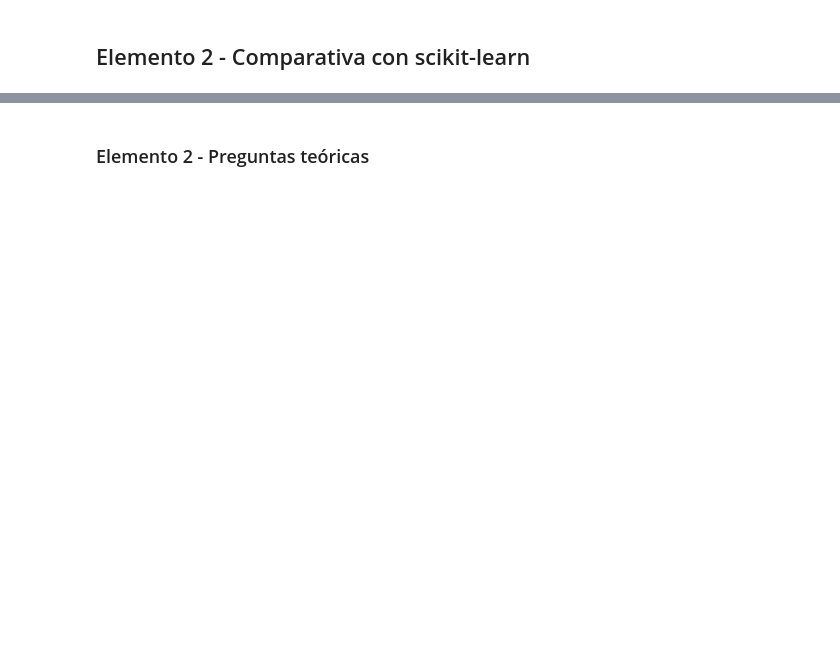
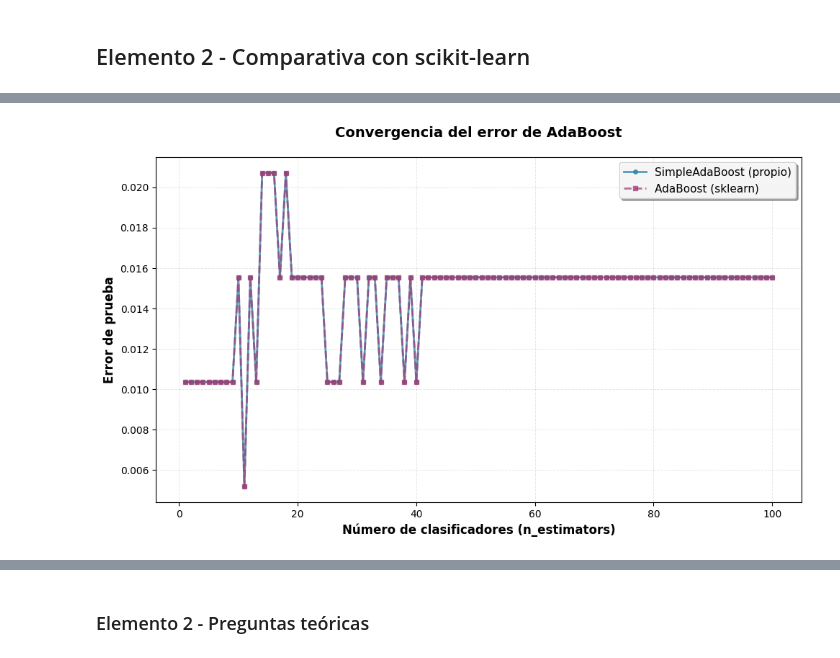
Before and after one commit to Eickyair/macbuntu, a Jupyter notebook: notebooks/nb_template.ipynb, the cells around one changed output, grey strips where cells are left out. Drawn from its saved outputs; the diff is of its cells as text; code cells hidden in the pictures; blank space fills up the shorter version.

```diff
--- a/notebooks/nb_template.ipynb
+++ b/notebooks/nb_template.ipynb
@@ -18,0 +34,6 @@ __/__/____
+# %%
+BASE_PATH = os.getcwd()
+CSV_PATH = os.path.join(BASE_PATH, "train_set.csv")
+df = pd.read_csv(CSV_PATH)
+print(f"Shape inicial: {df.shape}")
+df.head()
@@ -19,2 +302,8 @@ __/__/____
+# %%
+import pickle
+#exportar pipeline
+PATH_PIPELINE_TITANIC = os.path.join(BASE_PATH,"..","model","preprocessor.pkl")
+with open(PATH_PIPELINE_TITANIC, "wb") as f:
+    pickle.dump(titanicPipeline, f)
 # %% [markdown]
 ## Elemento 1 - Implementación desde cero de AdaBoost
@@ -20,0 +361,4 @@ __/__/____
+# %%
+ada = SimpleAdaBoost(n_estimators=20,verbose=True)
+ada.fit(X, y_pm)
+y_pred = ada.predict(X)
@@ -23,2 +424,80 @@ __/__/____
 # %% [markdown]
 ## Elemento 2 - Comparativa con scikit-learn
+# %%
+y_bin = (y_pred > 0.5).astype(int)
+
+X_train, X_test, y_train, y_test = train_test_split(
+    X, y_bin, test_size=0.3, random_state=42, stratify=y_bin
+)
+
+n_estimators = 100
+base = DecisionTreeClassifier(max_depth=1, random_state=42)
+
+ada_simple = SimpleAdaBoost(base_estimator=base, n_estimators=n_estimators)
+ada_simple.fit(X_train, (2*y_train - 1).astype(int))  # el nuestro si trabaja con {-1,+1}
+
+ada_sklearn = AdaBoostClassifier(
+    estimator=base,
+    n_estimators=n_estimators,
+    learning_rate=1.0,
+    algorithm="SAMME",
+    random_state=42
+)
+ada_sklearn.fit(X_train, y_train)
+
+y_pred_simple = ada_simple.predict(X_test)
+
+y_pred_sklearn = ada_sklearn.predict(X_test)
+
+def evaluar(y_true, y_pred, nombre):
+    acc = accuracy_score(y_true, y_pred)
+    prec = precision_score(y_true, y_pred)
+    rec = recall_score(y_true, y_pred)
+    f1 = f1_score(y_true, y_pred)
+    print(f"\n🔹 {nombre}")
+    print(f"Accuracy : {acc:.4f}")
+    print(f"Precision: {prec:.4f}")
+    print(f"Recall   : {rec:.4f}")
+    print(f"F1-Score : {f1:.4f}")
+    return acc, prec, rec, f1
+
+metrics_simple = evaluar(y_test, y_pred_simple, "SimpleAdaBoost (Propio)")
+metrics_sklearn = evaluar(y_test, y_pred_sklearn, "AdaBoost (sklearn)")
+
+
+#  Convergencia del error por número de clasificadores
+
+T_values = range(1, n_estimators + 1)
+errors_simple, errors_sklearn = [], []
+
+for T in T_values:
+    # Error en nuestro modelo hasta t clasificadores
+    y_pred_T = np.sign(sum(
+        a * m.predict(X_test) for a, m in zip(ada_simple.alphas[:T], ada_simple.models[:T])
+    ))
+    y_pred_T = (y_pred_T + 1) / 2
+    err_T_simple = 1 - accuracy_score(y_test, y_pred_T)
+    errors_simple.append(err_T_simple)
+
+    # Error sklearn hasta t clasificadores
+    ada_tmp = AdaBoostClassifier(estimator=base, n_estimators=T, random_state=42)
+    ada_tmp.fit(X_train, y_train)
+    y_pred_tmp = ada_tmp.predict(X_test)
+    err_T_sklearn = 1 - accuracy_score(y_test, y_pred_tmp)
+    errors_sklearn.append(err_T_sklearn)
+
+
+# Gráfico de convergencia del error
+plt.figure(figsize=(10, 6))
+plt.plot(T_values, errors_simple, marker='o', linestyle='-', linewidth=2,
+         markersize=4, label='SimpleAdaBoost (propio)', color='#2E86AB', alpha=0.8)
+plt.plot(T_values, errors_sklearn, marker='s', linestyle='--', linewidth=2,
+         markersize=4, label='AdaBoost (sklearn)', color='#A23B72', alpha=0.7)
+plt.xlabel("Número de clasificadores (n_estimators)", fontsize=12, fontweight='bold')
+plt.ylabel("Error de prueba", fontsize=12, fontweight='bold')
+plt.title("Convergencia del error de AdaBoost", fontsize=14, fontweight='bold', pad=20)
+plt.legend(loc='best', fontsize=11, framealpha=0.9, shadow=True)
+plt.grid(True, alpha=0.3, linestyle='--', linewidth=0.7)
+plt.tight_layout()
+plt.show()
+# %% [output]
@@ -24,0 +515 @@ __/__/____
+[figure, added]
```
Also changed, not shown: parts of 17 cells of this notebook, 2 other files.
